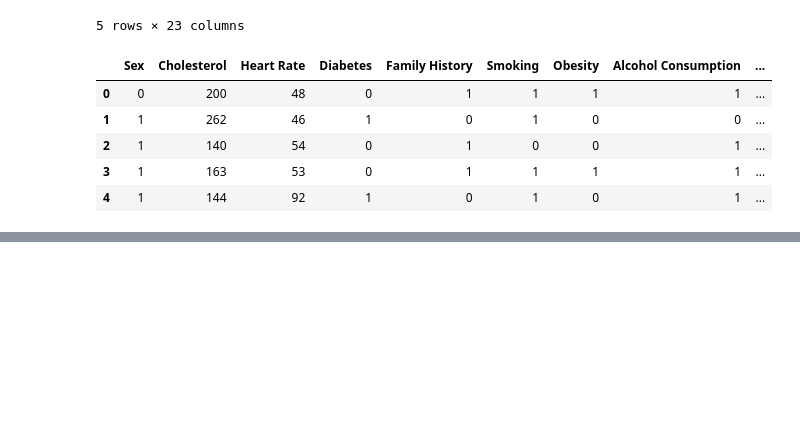
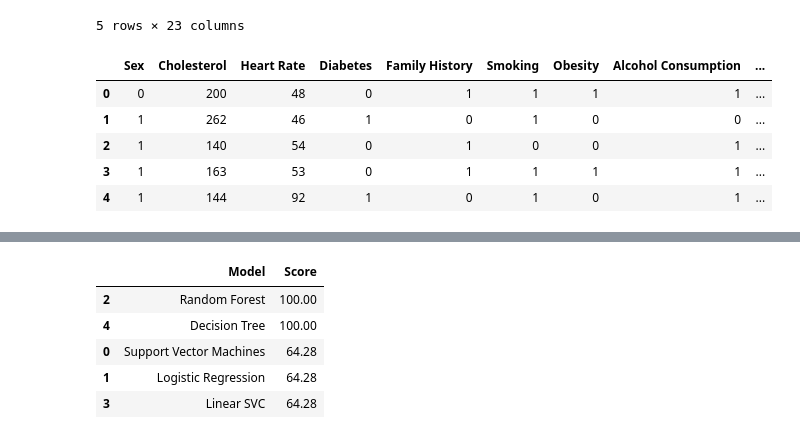
Before and after one commit to GlitchBox/CSE-572-Data-Mining-Project, a Jupyter notebook: baseline.ipynb, the cells around one changed output, grey strips where cells are left out. Drawn from its saved outputs; the diff is of its cells as text; code cells hidden in the pictures; blank space fills up the shorter version.

Commit message:
ran baseline models and got initial performances

```diff
--- a/baseline.ipynb
+++ b/baseline.ipynb
@@ -295,0 +379,15 @@ train_df.head(20)
+# %%
+models = pd.DataFrame({
+    'Model': ['Support Vector Machines', 'Logistic Regression',
+              'Random Forest', 'Linear SVC',
+              'Decision Tree'],
+    'Score': [acc_svc, acc_log,
+              acc_random_forest, acc_linear_svc, acc_decision_tree]})
+models.sort_values(by='Score', ascending=False)
+# %% [output]
+|  | Model | Score |
+| 2 | Random Forest | 100.00 |
+| 4 | Decision Tree | 100.00 |
+| 0 | Support Vector Machines | 64.28 |
+| 1 | Logistic Regression | 64.28 |
+| 3 | Linear SVC | 64.28 |
```
Also changed, not shown: parts of 15 cells of this notebook.
